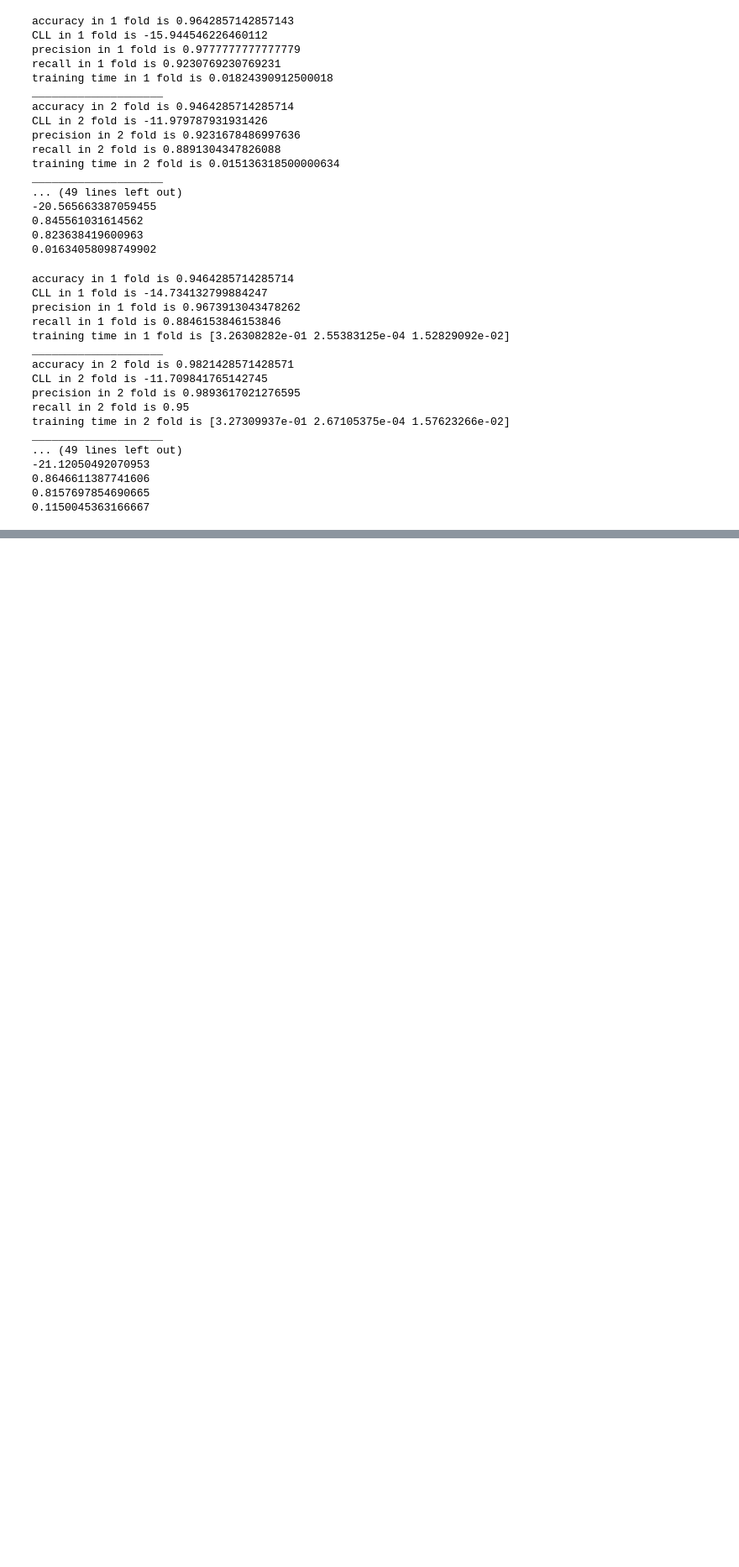
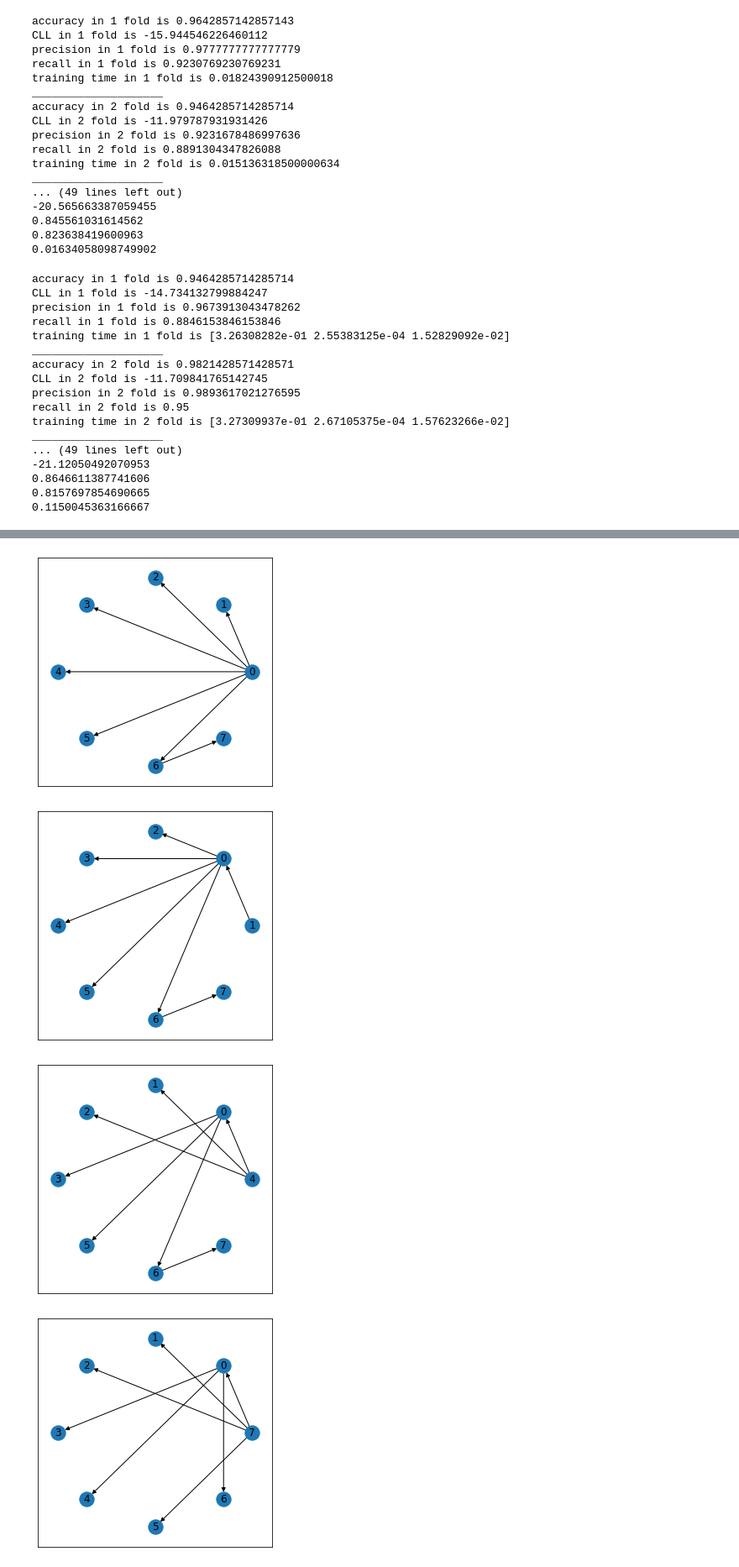
Before and after one commit to chengning-zhang/Simple-TAN-and-Ensemble-TAN, a Jupyter notebook: Sklearn_bayesian_network.ipynb, the cells around one changed output, grey strips where cells are left out. Shown: that part at 84% size. Cells and saved outputs as stored; diff of their text form; code cells hidden in the pictures; blank space fills up the shorter version.

```diff
--- a/Sklearn_bayesian_network.ipynb
+++ b/Sklearn_bayesian_network.ipynb
@@ -147,6 +144,16 @@ class Bayes_net(BaseEstimator, ClassifierMixin):
       cll = [np.log2(ele) for ele in cll]
       cll = np.array(cll)
       return(sum(cll))
+
+    def plot_tree_structure(self,mapping = None,figsize = (5,5)):
+      check_is_fitted(self)
+      parent = self.parent_
+      egdes = [(k,v) for v,k in parent.items() if k is not None]
+      G = nx.MultiDiGraph()
+      G.add_edges_from(egdes)
+      #mapping=dict(zip(range(8),['b0','b1','b2','b3','b4','b5','b6','b7']))
+      plt.figure(figsize=figsize)
+      nx.draw_networkx(G,nx.shell_layout(G))
 # %% [markdown]
 ## Naive Bayes
 # %%
@@ -883,0 +893,21 @@ ____________________
+# %%
+tan0 = TAN(starting_node=0)
+tan0.fit(X,y)
+tan0.plot_tree_structure()
+
+tan1 = TAN(starting_node=1)
+tan1.fit(X,y)
+tan1.plot_tree_structure()
+
+tan4 = TAN(starting_node=4)
+tan4.fit(X,y)
+tan4.plot_tree_structure()
+
+tan7 = TAN(starting_node=7)
+tan7.fit(X,y)
+tan7.plot_tree_structure()
+# %% [output]
+[figure, added]
+[figure, added]
+[figure, added]
+[figure, added]
```
Also changed, not shown: parts of 4 cells of this notebook.
